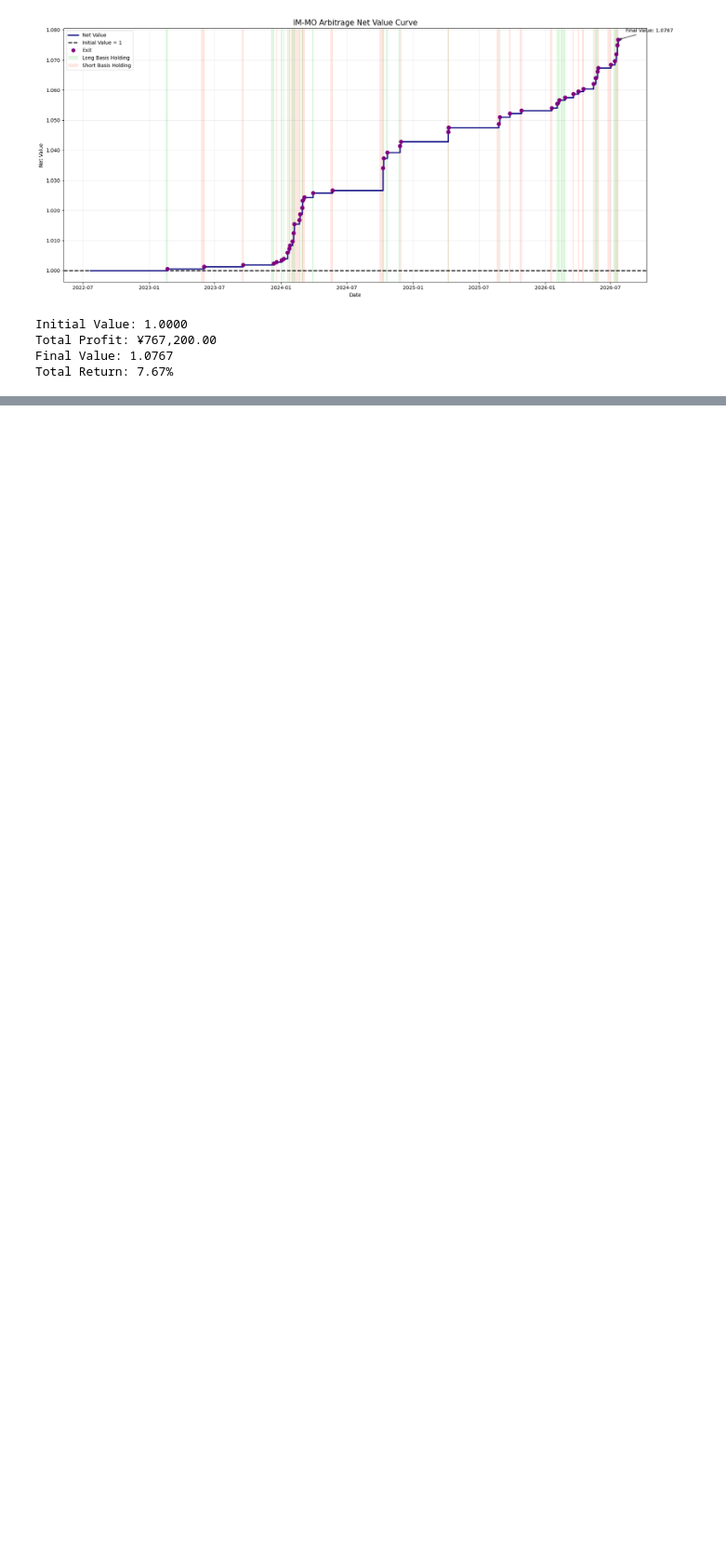
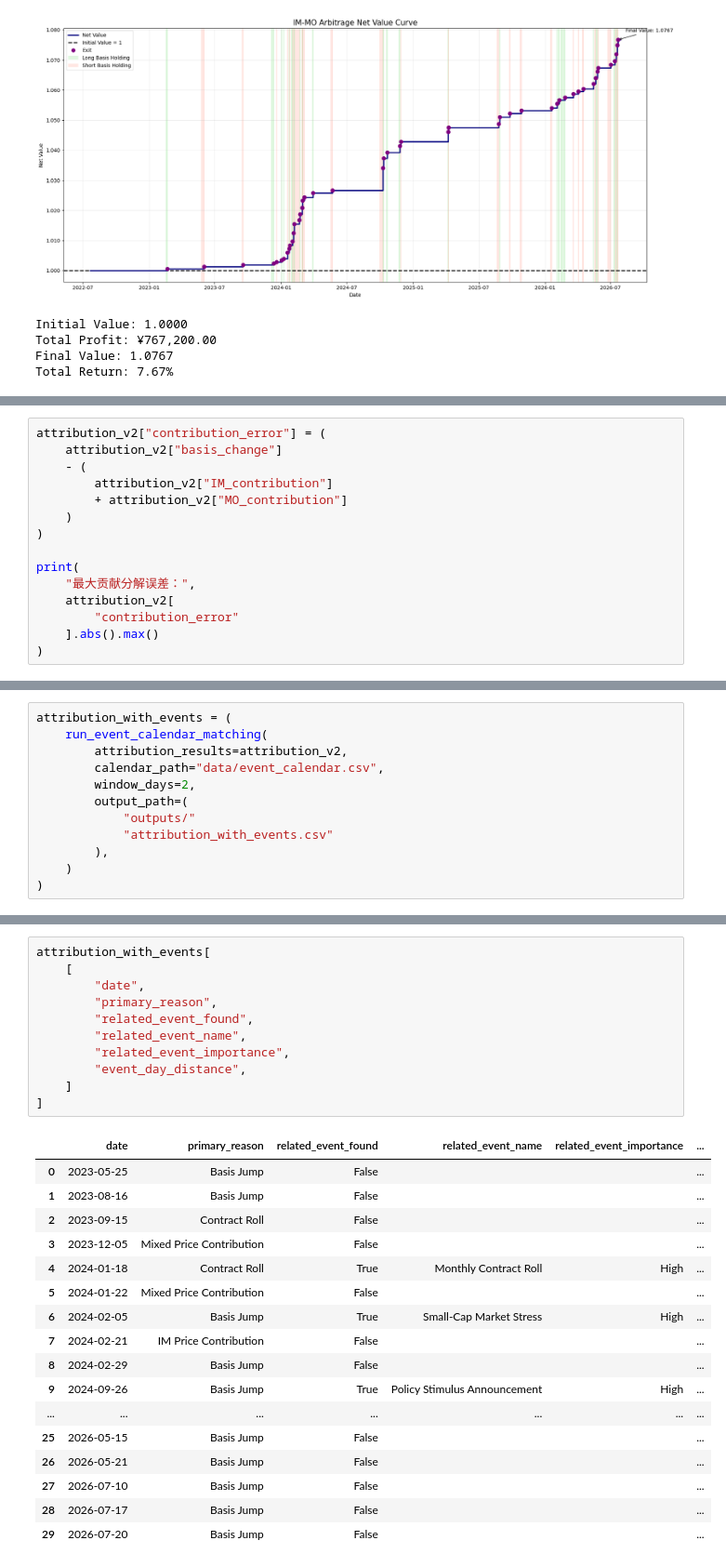
Before and after one commit to ywan3565-oss/IM-MO-Synthetic-Futures-Arbitrage, a Jupyter notebook: MO-IM synthetic future arbitrage backtest.ipynb, the cells around one changed output, grey strips where cells are left out. Shown at 93% size. Cells and saved outputs as stored; diff of their text form; blank space fills up the shorter version.

```diff
--- a/MO-IM synthetic future arbitrage backtest.ipynb
+++ b/MO-IM synthetic future arbitrage backtest.ipynb
@@ -1939,0 +2415,15 @@ Market Impact：0.08%
+# %%
+attribution_v2["contribution_error"] = (
+    attribution_v2["basis_change"]
+    - (
+        attribution_v2["IM_contribution"]
+        + attribution_v2["MO_contribution"]
+    )
+)
+
+print(
+    "最大贡献分解误差：",
+    attribution_v2[
+        "contribution_error"
+    ].abs().max()
+)
@@ -1939,0 +2436,12 @@ Market Impact：0.08%
+# %%
+attribution_with_events = (
+    run_event_calendar_matching(
+        attribution_results=attribution_v2,
+        calendar_path="data/event_calendar.csv",
+        window_days=2,
+        output_path=(
+            "outputs/"
+            "attribution_with_events.csv"
+        ),
+    )
+)
@@ -1939,0 +2455,29 @@ Market Impact：0.08%
+# %%
+attribution_with_events[
+    [
+        "date",
+        "primary_reason",
+        "related_event_found",
+        "related_event_name",
+        "related_event_importance",
+        "event_day_distance",
+    ]
+]
+# %% [output]
+|  | date | primary_reason | related_event_found | related_event_name | related_event_importance | ... |
+| 0 | 2023-05-25 | Basis Jump | False |  |  | ... |
+| 1 | 2023-08-16 | Basis Jump | False |  |  | ... |
+| 2 | 2023-09-15 | Contract Roll | False |  |  | ... |
+| 3 | 2023-12-05 | Mixed Price Contribution | False |  |  | ... |
+| 4 | 2024-01-18 | Contract Roll | True | Monthly Contract Roll | High | ... |
+| 5 | 2024-01-22 | Mixed Price Contribution | False |  |  | ... |
+| 6 | 2024-02-05 | Basis Jump | True | Small-Cap Market Stress | High | ... |
+| 7 | 2024-02-21 | IM Price Contribution | False |  |  | ... |
+| 8 | 2024-02-29 | Basis Jump | False |  |  | ... |
+| 9 | 2024-09-26 | Basis Jump | True | Policy Stimulus Announcement | High | ... |
+| ... | ... | ... | ... | ... | ... | ... |
+| 25 | 2026-05-15 | Basis Jump | False |  |  | ... |
+| 26 | 2026-05-21 | Basis Jump | False |  |  | ... |
+| 27 | 2026-07-10 | Basis Jump | False |  |  | ... |
+| 28 | 2026-07-17 | Basis Jump | False |  |  | ... |
+| 29 | 2026-07-20 | Basis Jump | False |  |  | ... |
```
Also changed, not shown: parts of 30 cells of this notebook, 20 other files.
